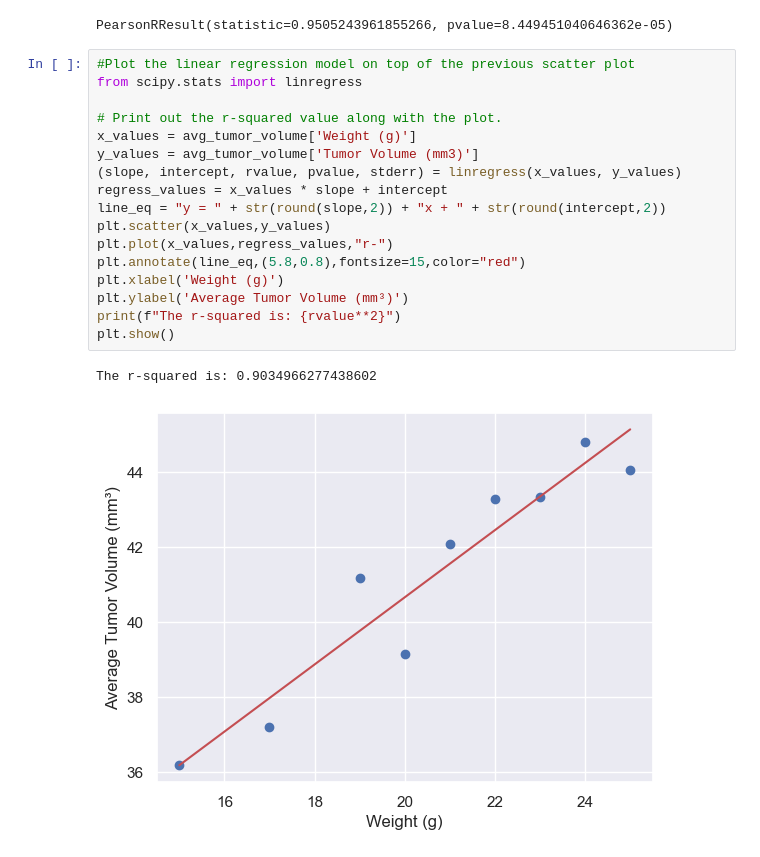
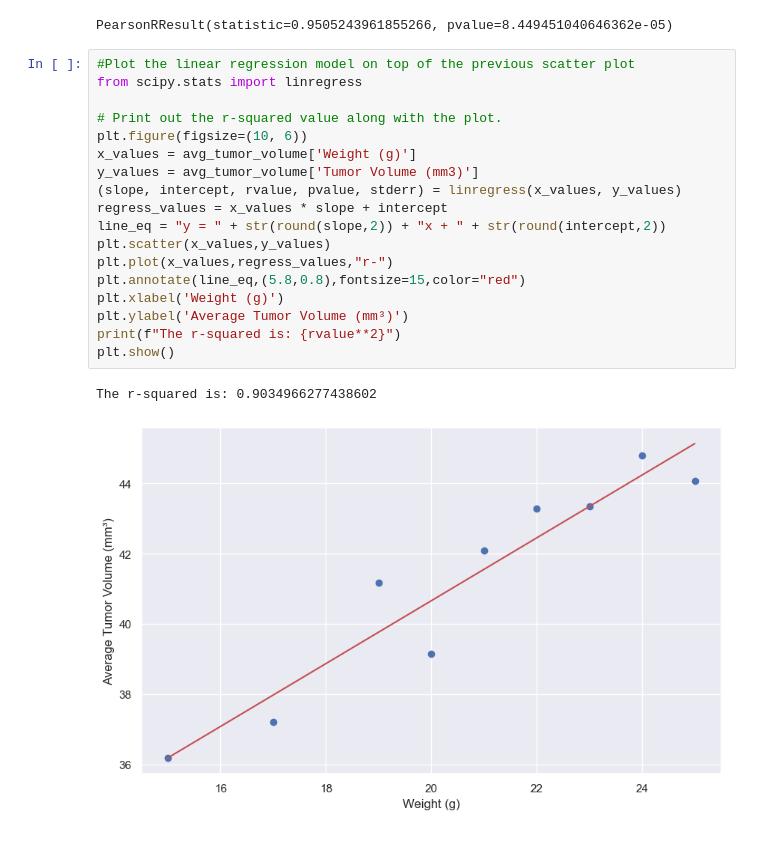
Before and after one commit to lirralirra/Week5_matplotlib_Challenge, a Jupyter notebook: main.ipynb, the cells around one changed output. Cells and saved outputs as stored; diff of their text form.

```diff
--- a/main.ipynb
+++ b/main.ipynb
@@ -335,20 +335,21 @@ PearsonRResult(statistic=0.9505243961855266, pvalue=8.449451040646362e-05)
 # %%
 #Plot the linear regression model on top of the previous scatter plot
 from scipy.stats import linregress
 
 # Print out the r-squared value along with the plot.
+plt.figure(figsize=(10, 6))
 x_values = avg_tumor_volume['Weight (g)']
 y_values = avg_tumor_volume['Tumor Volume (mm3)']
 (slope, intercept, rvalue, pvalue, stderr) = linregress(x_values, y_values)
 regress_values = x_values * slope + intercept
 line_eq = "y = " + str(round(slope,2)) + "x + " + str(round(intercept,2))
 plt.scatter(x_values,y_values)
 plt.plot(x_values,regress_values,"r-")
 plt.annotate(line_eq,(5.8,0.8),fontsize=15,color="red")
 plt.xlabel('Weight (g)')
 plt.ylabel('Average Tumor Volume (mm³)')
 print(f"The r-squared is: {rvalue**2}")
 plt.show()
 # %% [output]
 The r-squared is: 0.9034966277438602
-[figure, old version]
+[figure, new version]
```
Also changed, not shown: parts of 1 cell of this notebook.
